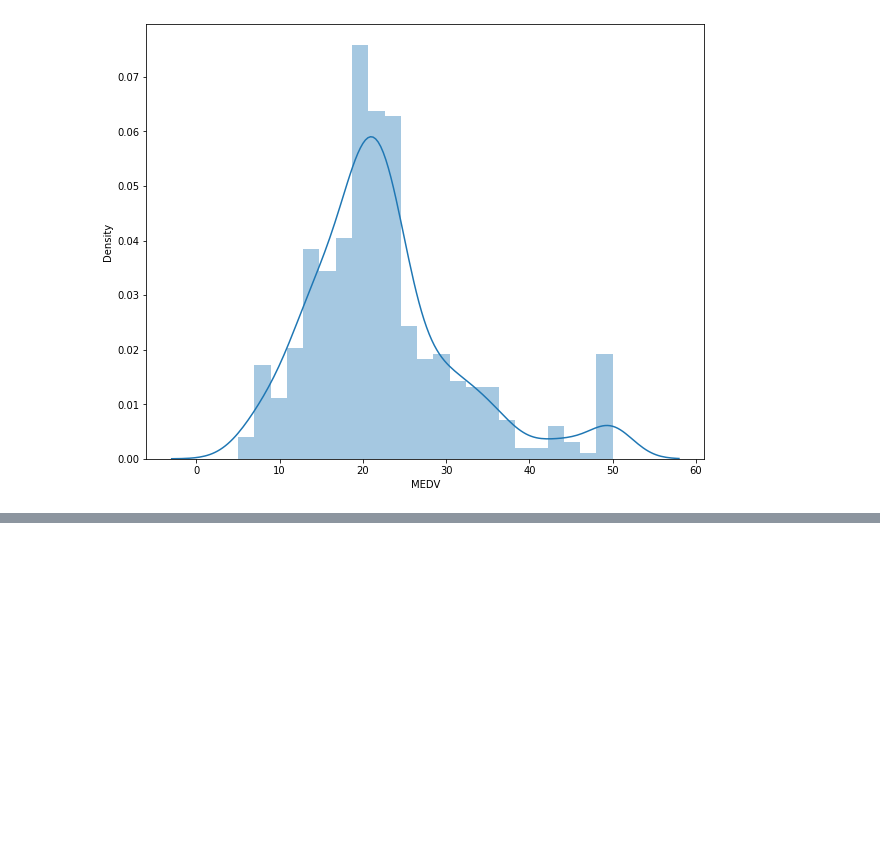
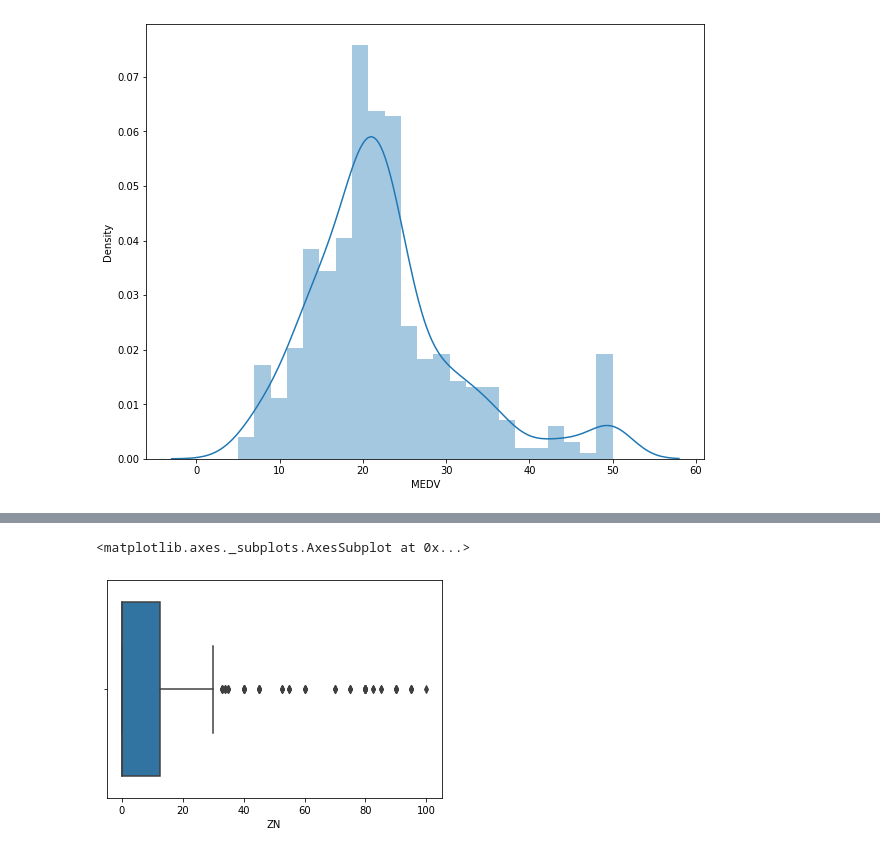
Before and after one commit to Shrez7961/Practice, a Jupyter notebook: Assignment_Linear_Regression.ipynb, the cells around one changed output, grey strips where cells are left out. Saved outputs shown, nothing was run; the diff lists cells and outputs as text; code cells hidden in the pictures; blank space fills up the shorter version.

```diff
--- a/Assignment_Linear_Regression.ipynb
+++ b/Assignment_Linear_Regression.ipynb
@@ -189,0 +255,5 @@ for i in df:
+# %%
+sns.boxplot(df["ZN"])
+# %% [output]
+<matplotlib.axes._subplots.AxesSubplot at 0x...>
+[figure, added]
```
Also changed, not shown: parts of 17 cells of this notebook.
